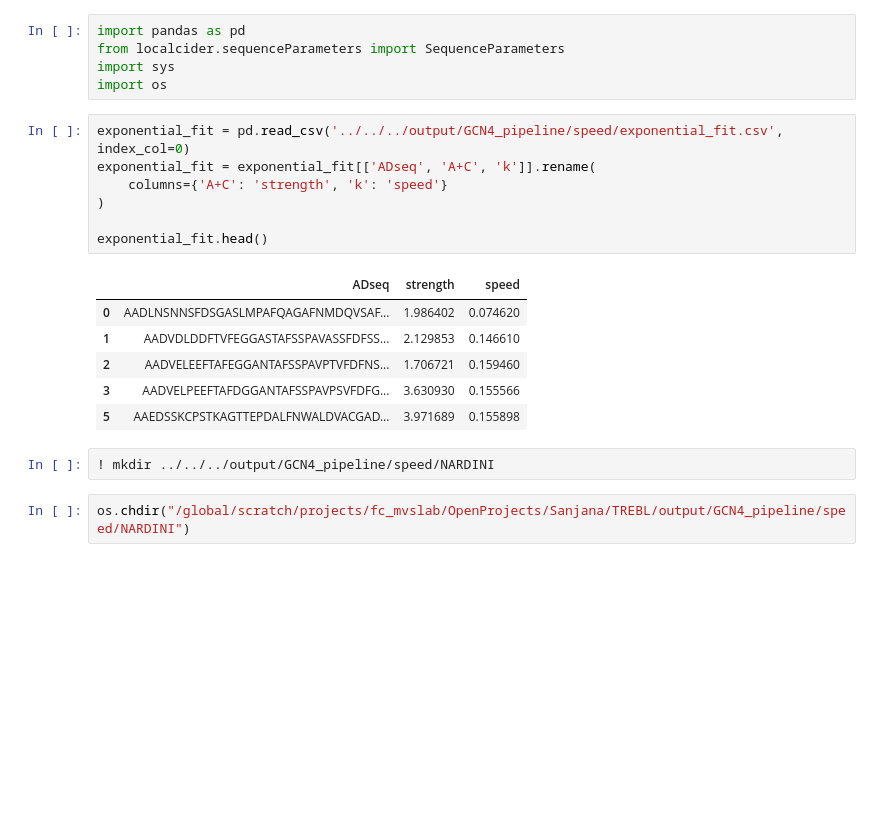
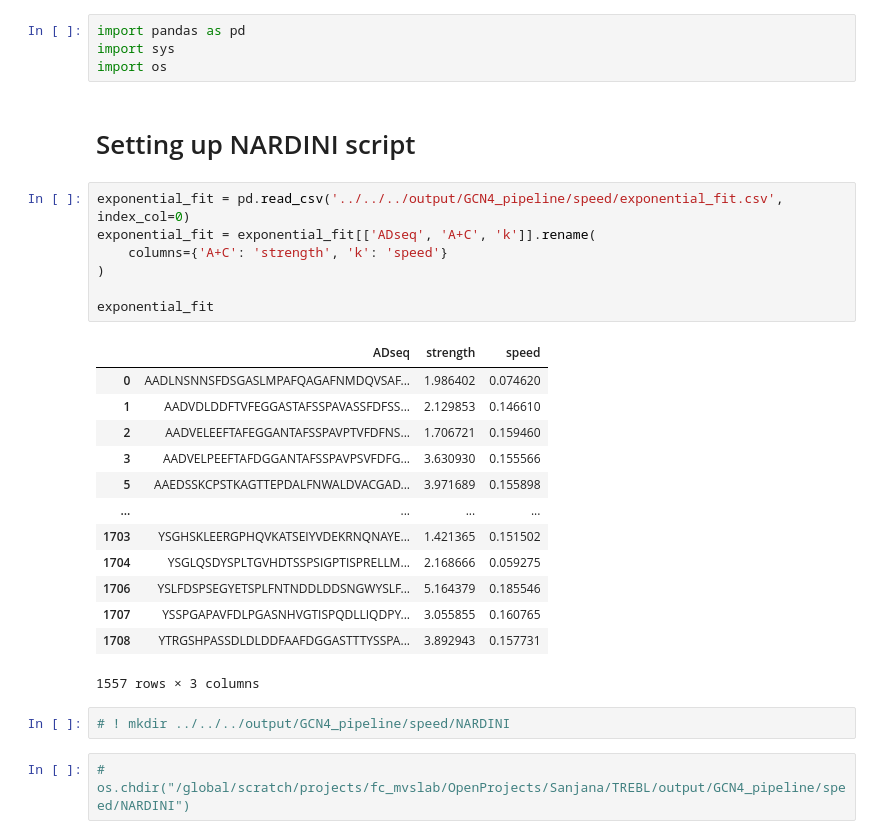
Before and after one commit to sanjanakotha/TREBL-analysis, a Jupyter notebook: notebooks/GCN4/pipeline_analysis/21d_nardini_speed_prediction.ipynb, the cells around one changed output. Cells and saved outputs as stored; diff of their text form; blank space fills up the shorter version.

```diff
--- a/notebooks/GCN4/pipeline_analysis/21d_nardini_speed_prediction.ipynb
+++ b/notebooks/GCN4/pipeline_analysis/21d_nardini_speed_prediction.ipynb
@@ -1,24 +1,32 @@
 # %%
 import pandas as pd
-from localcider.sequenceParameters import SequenceParameters
 import sys
 import os
+# %% [markdown]
+# Setting up NARDINI script
 # %%
 exponential_fit = pd.read_csv('../../../output/GCN4_pipeline/speed/exponential_fit.csv', index_col=0)
 exponential_fit = exponential_fit[['ADseq', 'A+C', 'k']].rename(
     columns={'A+C': 'strength', 'k': 'speed'}
 )
 
-exponential_fit.head()
+exponential_fit
 # %% [output]
 |  | ADseq | strength | speed |
 | 0 | AADLNSNNSFDSGASLMPAFQAGAFNMDQVSAF... | 1.986402 | 0.074620 |
 | 1 | AADVDLDDFTVFEGGASTAFSSPAVASSFDFSS... | 2.129853 | 0.146610 |
 | 2 | AADVELEEFTAFEGGANTAFSSPAVPTVFDFNS... | 1.706721 | 0.159460 |
 | 3 | AADVELPEEFTAFDGGANTAFSSPAVPSVFDFG... | 3.630930 | 0.155566 |
 | 5 | AAEDSSKCPSTKAGTTEPDALFNWALDVACGAD... | 3.971689 | 0.155898 |
+| ... | ... | ... | ... |
+| 1703 | YSGHSKLEERGPHQVKATSEIYVDEKRNQNAYE... | 1.421365 | 0.151502 |
+| 1704 | YSGLQSDYSPLTGVHDTSSPSIGPTISPRELLM... | 2.168666 | 0.059275 |
+| 1706 | YSLFDSPSEGYETSPLFNTNDDLDDSNGWYSLF... | 5.164379 | 0.185546 |
+| 1707 | YSSPGAPAVFDLPGASNHVGTISPQDLLIQDPY... | 3.055855 | 0.160765 |
+| 1708 | YTRGSHPASSDLDLDDFAAFDGGASTTTYSSPA... | 3.892943 | 0.157731 |
+1557 rows × 3 columns
 # %%
-! mkdir ../../../output/GCN4_pipeline/speed/NARDINI
+# ! mkdir ../../../output/GCN4_pipeline/speed/NARDINI
 # %%
-os.chdir("/global/scratch/projects/fc_mvslab/OpenProjects/Sanjana/TREBL/output/GCN4_pipeline/speed/NARDINI")
+# os.chdir("/global/scratch/projects/fc_mvslab/OpenProjects/Sanjana/TREBL/output/GCN4_pipeline/speed/NARDINI")
 # %%
```
Also changed, not shown: parts of 19 cells of this notebook, 32 other files.
